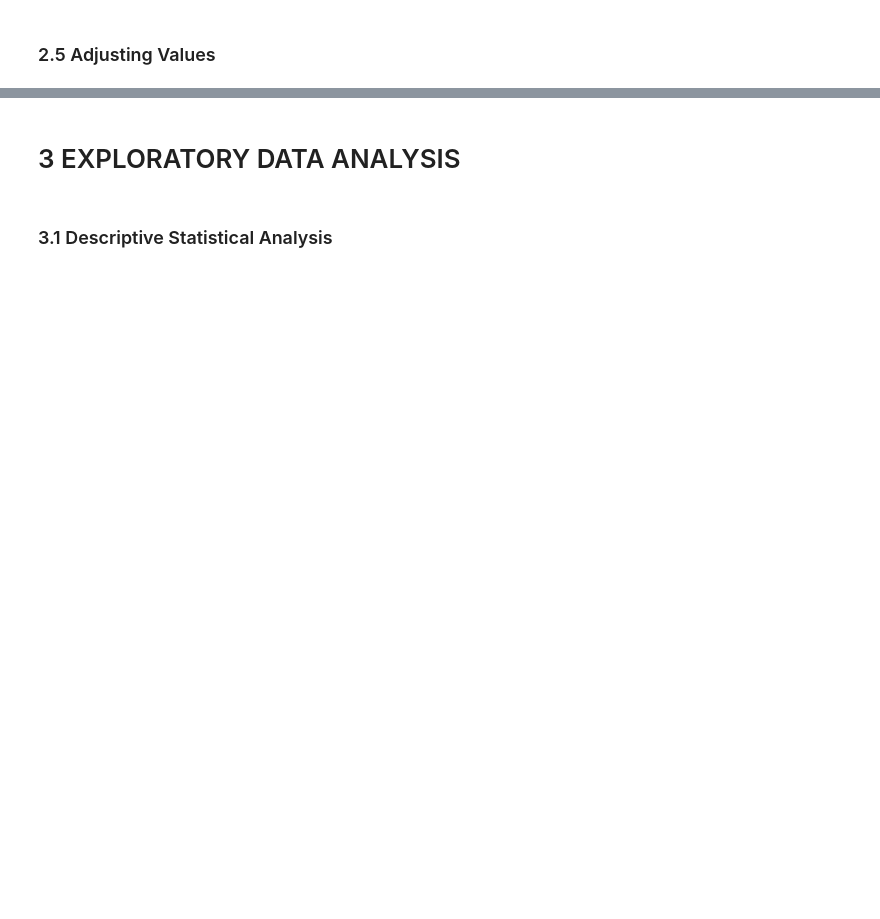
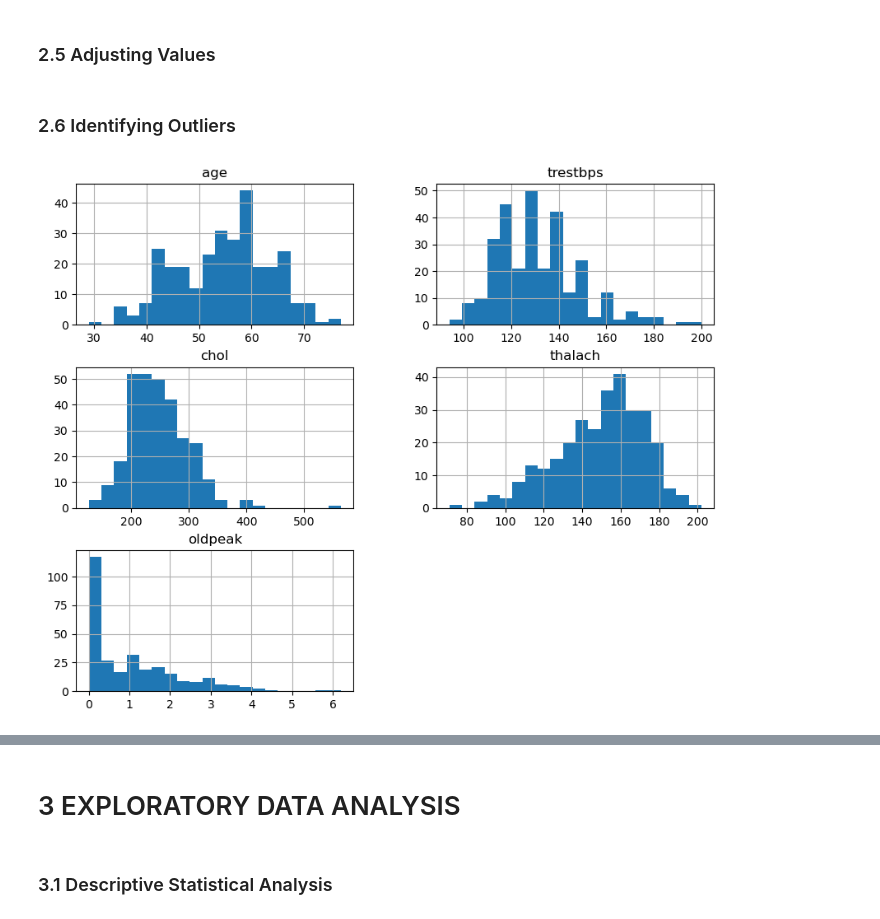
Before and after one commit to victor-bongestab/heart-disease, a Jupyter notebook: heart-disease.ipynb, the cells around one changed output, grey strips where cells are left out. Saved outputs shown, nothing was run; the diff lists cells and outputs as text; code cells hidden in the pictures; blank space fills up the shorter version.

```diff
--- a/heart-disease.ipynb
+++ b/heart-disease.ipynb
@@ -226,0 +242,7 @@ df2[df2['num'] > 0] = 1
+# %% [markdown]
+### 2.6 Identifying Outliers
+# %%
+# Plotting histogram to identify weird patterns.
+df2[num_attributes].hist(bins=20, figsize=(10, 8));
+# %% [output]
+[figure, added]
```
Also changed, not shown: parts of 17 cells of this notebook.
